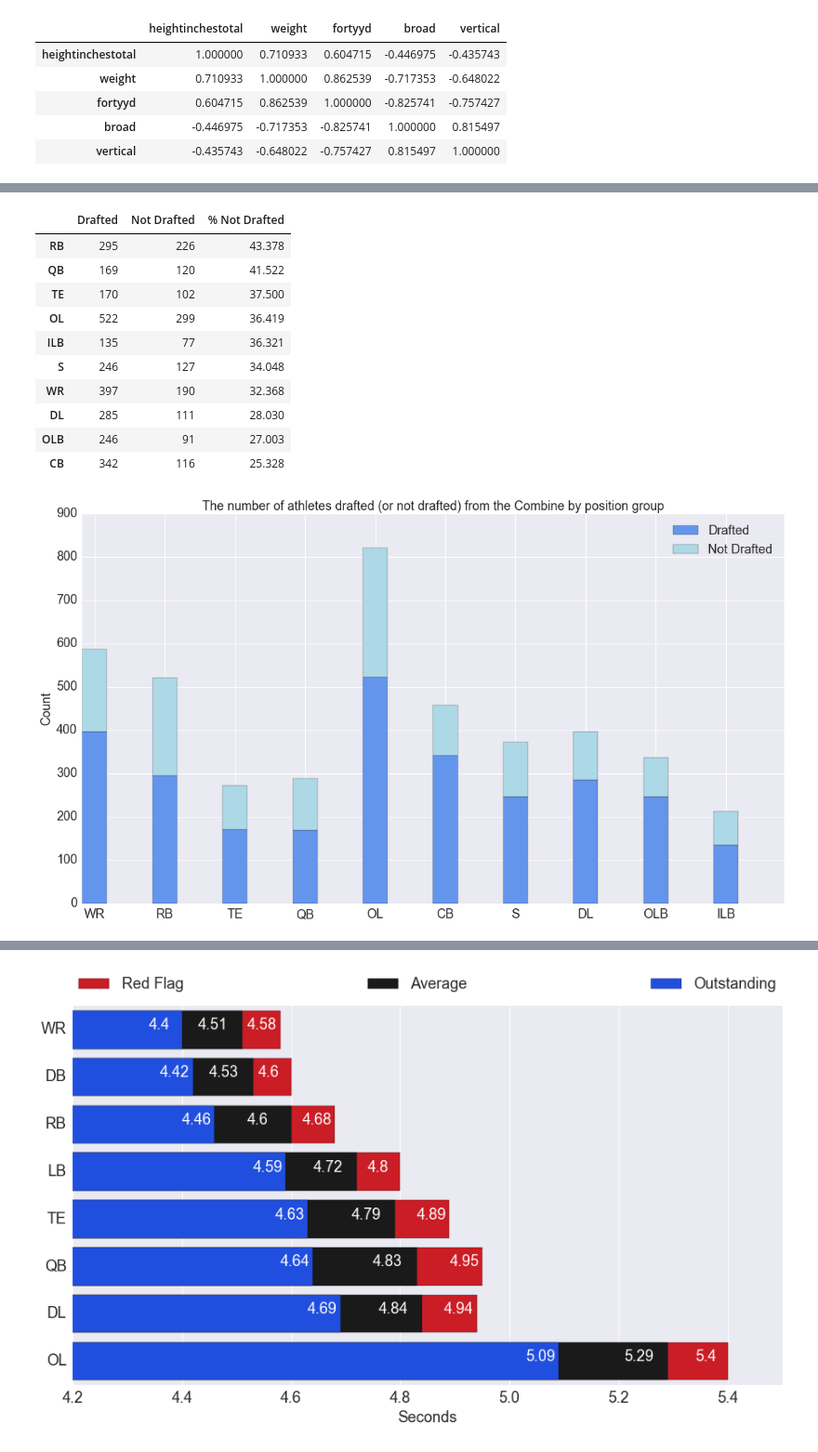
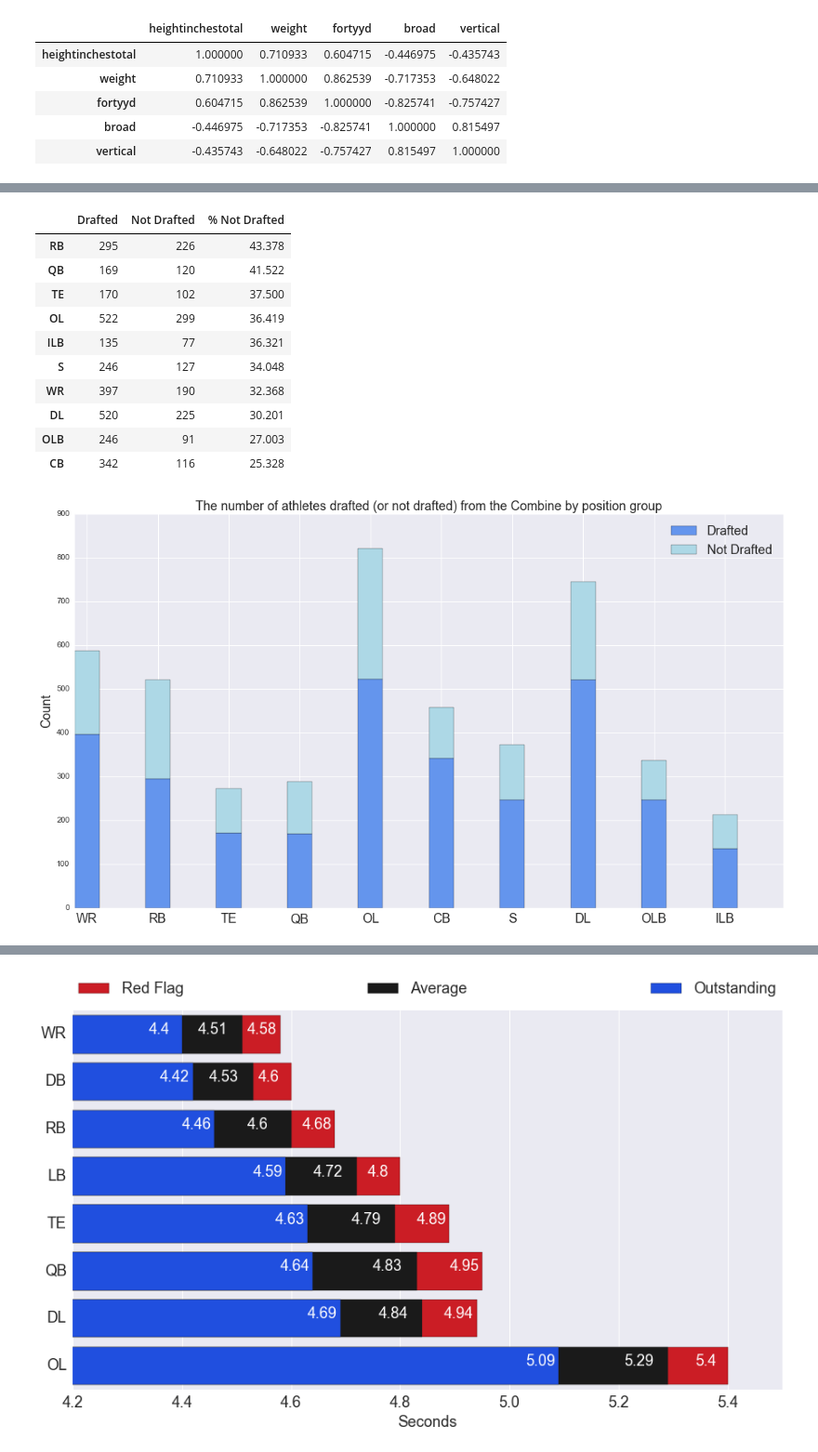
Before and after one commit to antonyross/NFL_Combine, a Jupyter notebook: NFL_Combine.ipynb, the cells around one changed output, grey strips where cells are left out. Shown: that part at 93% size. Saved outputs shown, nothing was run; the diff lists cells and outputs as text; code cells hidden in the pictures.

```diff
--- a/NFL_Combine.ipynb
+++ b/NFL_Combine.ipynb
@@ -153,19 +128,9 @@ With weight and height being so highly correlated I wanted to combine the two fe
 # %%
-# create a new "wt_kg" column displaying weight in kgs
-master_dataframe["wt_kg"] = master_dataframe["weight"] * .453592
-
-# create a new "ht_m" column displaying height in meters
-master_dataframe["ht_m"] = master_dataframe["heightinchestotal"] * .0254
-
-# create bmi to account for body composition or fatness relative to weight
-master_dataframe["bmi"] = master_dataframe["wt_kg"]/(master_dataframe["ht_m"]**2)
-
-
 # position groups
 CB = ["CB"]
 S = ["FS", "SS"]
 DB = CB + S
-DL = ["DL", "DE", "NT"]
+DL = ["DT", "DE", "NT"]
 OLB = ["OLB"]
 ILB = ["ILB"]
 LB = OLB + ILB
@@ -204,4 +148,11 @@ Now, before we continue, let's create a "drafted" column.  If a player was draft
 # %%
 # create a new "drafted" column with a 1 or 0 indicating whether the athlete was drafted or not, repectively
-master_dataframe['drafted'] = ((master_dataframe['picktotal'] > 0) & (master_dataframe['picktotal'].notnull()))
-master_dataframe["drafted"] = master_dataframe['drafted'].map( {False: 0, True: 1} ).astype(int)
+master_dataframe['drafted'] = (master_dataframe['picktotal'] > 0).map( {False: 0, True: 1} ).astype(int)
+
+drafted = master_dataframe.loc[(master_dataframe['year'] != 2015) & (master_dataframe["drafted"] == 1), "drafted"].size
+undrafted = master_dataframe.loc[(master_dataframe['year'] != 2015) & (master_dataframe["drafted"] == 0), "drafted"].size
+percent_drafted = drafted/(drafted + undrafted)
+
+print "Number of Combine participants drafted: ", drafted
+print "Number of Combine participants undrafted: ", undrafted
+print "Percentage of Combine participants drafted (1999-2014): {:.2f}%".format(percent_drafted * 100)
@@ -216,6 +173,7 @@ N = len(position_groups)
 drafted = []
 not_drafted = []
 
+# 2015 not included as the "drafted" data is missing
 for position in position_groups:
     drafted.append(master_dataframe.loc[(master_dataframe["year"] != 2015) & (master_dataframe["position"].isin(position)) & (master_dataframe["drafted"] == 1)]["drafted"].size)
 for position in position_groups:
@@ -230,36 +188,35 @@ average_not_drafted = float(sum(not_drafted))/ (sum(drafted) + sum(not_drafted))
 
 fig, ax = plt.subplots(figsize=(18, 10))
 
 index = np.arange(N)    # the x locations for the groups
-width = 0.35       # the width of the bars: can also be len(x) sequence
+width = 0.35       # the width of the bars
 
 p1 = ax.bar(index, drafted, width, color='cornflowerblue')
 p2 = ax.bar(index, not_drafted, width, color='lightblue', bottom=drafted)
 
 ax.set_ylabel('Count', fontsize=18)
 ax.set_title('The number of athletes drafted (or not drafted) from the Combine by position group', fontsize=18)
-plt.xticks(index + width/2., position_as_a_str)
-set_tick_labels(ax)
+plt.xticks(index + width/2., position_as_a_str, fontsize=18)
 plt.legend((p1[0], p2[0]), ('Drafted', 'Not Drafted'), fontsize=18)
 
 
 def pretty_percentage(items):
     return map(lambda v: (round(v * 100, 3)), items)
 
 df = pd.DataFrame({'Drafted': drafted , 'Not Drafted': not_drafted, '% Not Drafted': pretty_percentage(percent_not_drafted)}, index=['WR', 'RB', 'TE', 'QB', 'OL', 'CB', 'S', 'DL', 'OLB', 'ILB'])
 
 df.loc[:, ["Drafted", 'Not Drafted', '% Not Drafted']].sort_values(by='% Not Drafted', ascending=False)
 # %% [output]
 |  | Drafted | Not Drafted | % Not Drafted |
 | RB | 295 | 226 | 43.378 |
 | QB | 169 | 120 | 41.522 |
 | TE | 170 | 102 | 37.500 |
 | OL | 522 | 299 | 36.419 |
 | ILB | 135 | 77 | 36.321 |
 | S | 246 | 127 | 34.048 |
 | WR | 397 | 190 | 32.368 |
-| DL | 285 | 111 | 28.030 |
+| DL | 520 | 225 | 30.201 |
 | OLB | 246 | 91 | 27.003 |
 | CB | 342 | 116 | 25.328 |
-[figure, old version]
+[figure, new version]
 # %% [markdown]
```
Also changed, not shown: parts of 53 cells of this notebook.
